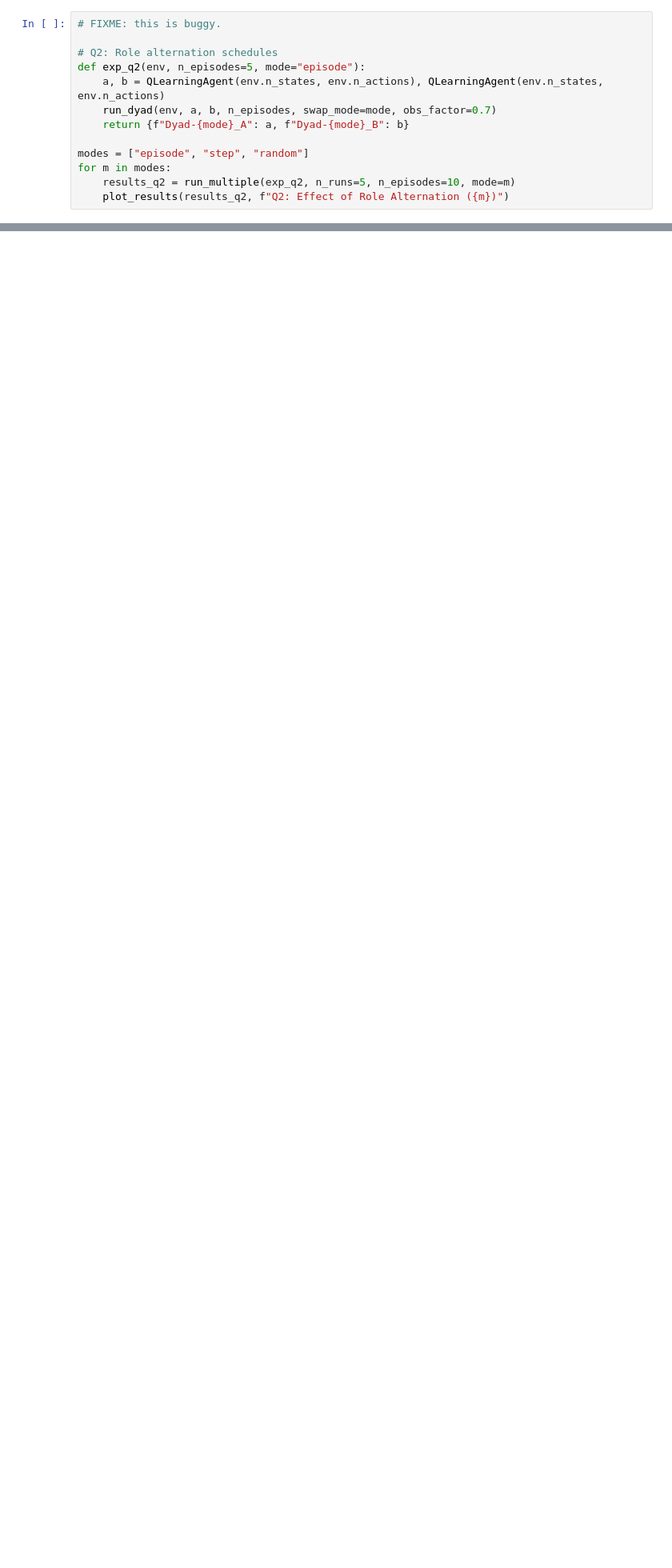
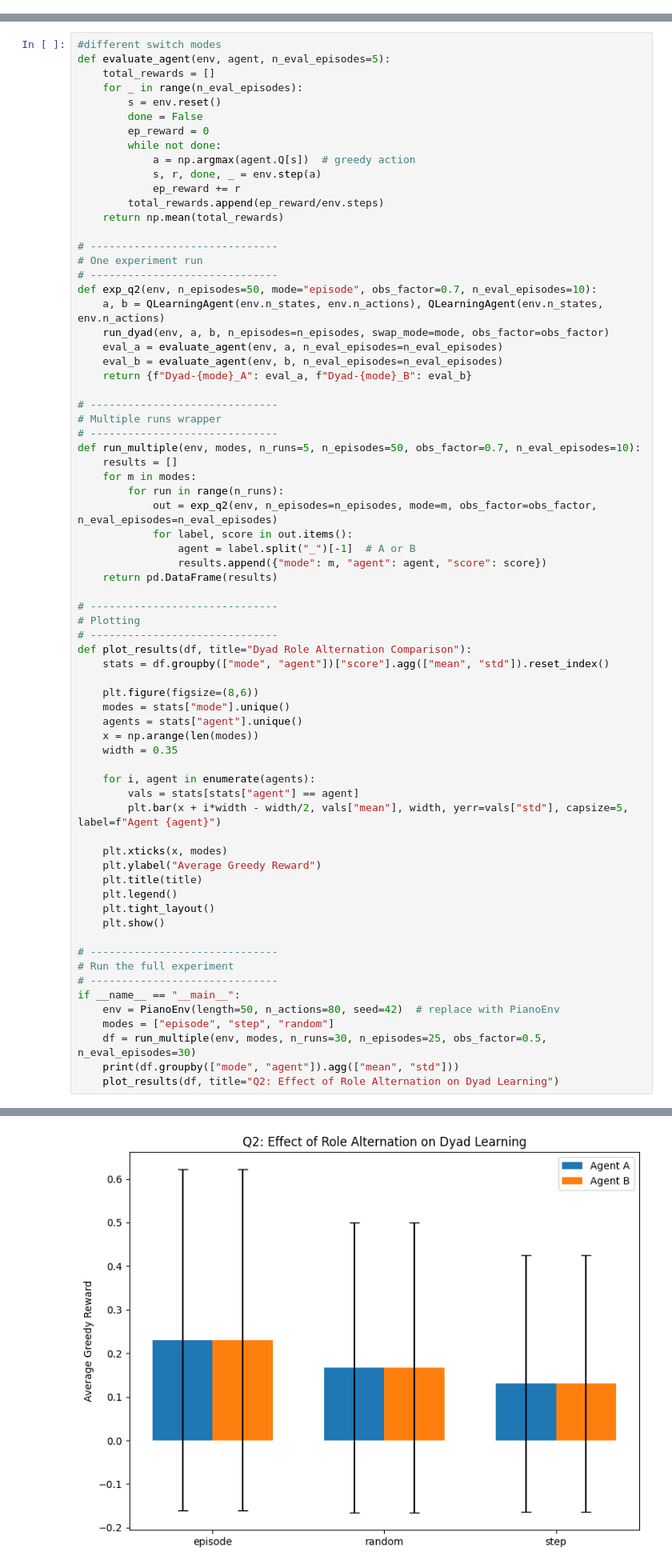
Before and after one commit to abarch/meta_unit, a Jupyter notebook: dyad_learning/multi_exp.ipynb, the cells around one changed output, grey strips where cells are left out. Shown at 80% size. Cells and saved outputs as stored; diff of their text form; blank space fills up the shorter version.

Commit message:
added third experiment that compares different role switching modes

```diff
--- a/dyad_learning/multi_exp.ipynb
+++ b/dyad_learning/multi_exp.ipynb
@@ -671,16 +671,3 @@ Correct map: [2, 58, 39, 37, 36, 52, 6, 1, 1, 17, 12, 26, 14, 19, 43, 42, 55, 59
 [-0.7459999999999987, -0.7099999999999987, -0.5839999999999992, -0.5479999999999994, -0.5119999999999996] in solo
 [-0.4939999999999996, -0.45799999999999974, -0.36800000000000005, -0.3500000000000002, -0.31400000000000033] in dyad
 [figure]
-# %%
-# FIXME: this is buggy.
-
-# Q2: Role alternation schedules
-def exp_q2(env, n_episodes=5, mode="episode"):
-    a, b = QLearningAgent(env.n_states, env.n_actions), QLearningAgent(env.n_states, env.n_actions)
-    run_dyad(env, a, b, n_episodes, swap_mode=mode, obs_factor=0.7)
-    return {f"Dyad-{mode}_A": a, f"Dyad-{mode}_B": b}
-
-modes = ["episode", "step", "random"]
-for m in modes:
-    results_q2 = run_multiple(exp_q2, n_runs=5, n_episodes=10, mode=m)
-    plot_results(results_q2, f"Q2: Effect of Role Alternation ({m})")
@@ -720,0 +674,71 @@ Correct map: [2, 58, 39, 37, 36, 52, 6, 1, 1, 17, 12, 26, 14, 19, 43, 42, 55, 59
+# %%
+#different switch modes
+def evaluate_agent(env, agent, n_eval_episodes=5):
+    total_rewards = []
+    for _ in range(n_eval_episodes):
+        s = env.reset()
+        done = False
+        ep_reward = 0
+        while not done:
+            a = np.argmax(agent.Q[s])  # greedy action
+            s, r, done, _ = env.step(a)
+            ep_reward += r
+        total_rewards.append(ep_reward/env.steps)
+    return np.mean(total_rewards)
+
+# ------------------------------
+# One experiment run
+# ------------------------------
+def exp_q2(env, n_episodes=50, mode="episode", obs_factor=0.7, n_eval_episodes=10):
+    a, b = QLearningAgent(env.n_states, env.n_actions), QLearningAgent(env.n_states, env.n_actions)
+    run_dyad(env, a, b, n_episodes=n_episodes, swap_mode=mode, obs_factor=obs_factor)
+    eval_a = evaluate_agent(env, a, n_eval_episodes=n_eval_episodes)
+    eval_b = evaluate_agent(env, b, n_eval_episodes=n_eval_episodes)
+    return {f"Dyad-{mode}_A": eval_a, f"Dyad-{mode}_B": eval_b}
+
+# ------------------------------
+# Multiple runs wrapper
+# ------------------------------
+def run_multiple(env, modes, n_runs=5, n_episodes=50, obs_factor=0.7, n_eval_episodes=10):
+    results = []
+    for m in modes:
+        for run in range(n_runs):
+            out = exp_q2(env, n_episodes=n_episodes, mode=m, obs_factor=obs_factor, n_eval_episodes=n_eval_episodes)
+            for label, score in out.items():
+                agent = label.split("_")[-1]  # A or B
+                results.append({"mode": m, "agent": agent, "score": score})
+    return pd.DataFrame(results)
+
+# ------------------------------
+# Plotting
+# ------------------------------
+def plot_results(df, title="Dyad Role Alternation Comparison"):
+    stats = df.groupby(["mode", "agent"])["score"].agg(["mean", "std"]).reset_index()
+
+    plt.figure(figsize=(8,6))
+    modes = stats["mode"].unique()
+    agents = stats["agent"].unique()
+    x = np.arange(len(modes))
+    width = 0.35
+
+    for i, agent in enumerate(agents):
+        vals = stats[stats["agent"] == agent]
+        plt.bar(x + i*width - width/2, vals["mean"], width, yerr=vals["std"], capsize=5, label=f"Agent {agent}")
+
+    plt.xticks(x, modes)
+    plt.ylabel("Average Greedy Reward")
+    plt.title(title)
+    plt.legend()
+    plt.tight_layout()
+    plt.show()
+
+# ------------------------------
+# Run the full experiment
+# ------------------------------
+if __name__ == "__main__":
+    env = PianoEnv(length=50, n_actions=80, seed=42)  # replace with PianoEnv
+    modes = ["episode", "step", "random"]
+    df = run_multiple(env, modes, n_runs=30, n_episodes=25, obs_factor=0.5, n_eval_episodes=30)
+    print(df.groupby(["mode", "agent"]).agg(["mean", "std"]))
+    plot_results(df, title="Q2: Effect of Role Alternation on Dyad Learning")
+# %% [output]
@@ -721,3 +762,4 @@ Correct map: [2, 58, 39, 37, 36, 52, 6, 1, 1, 17, 12, 26, 14, 19, 43, 42, 55, 59
+[figure, added]
 # %%
 
 # Q3: Observational update strengths
```
Also changed, not shown: parts of 3 cells of this notebook.
